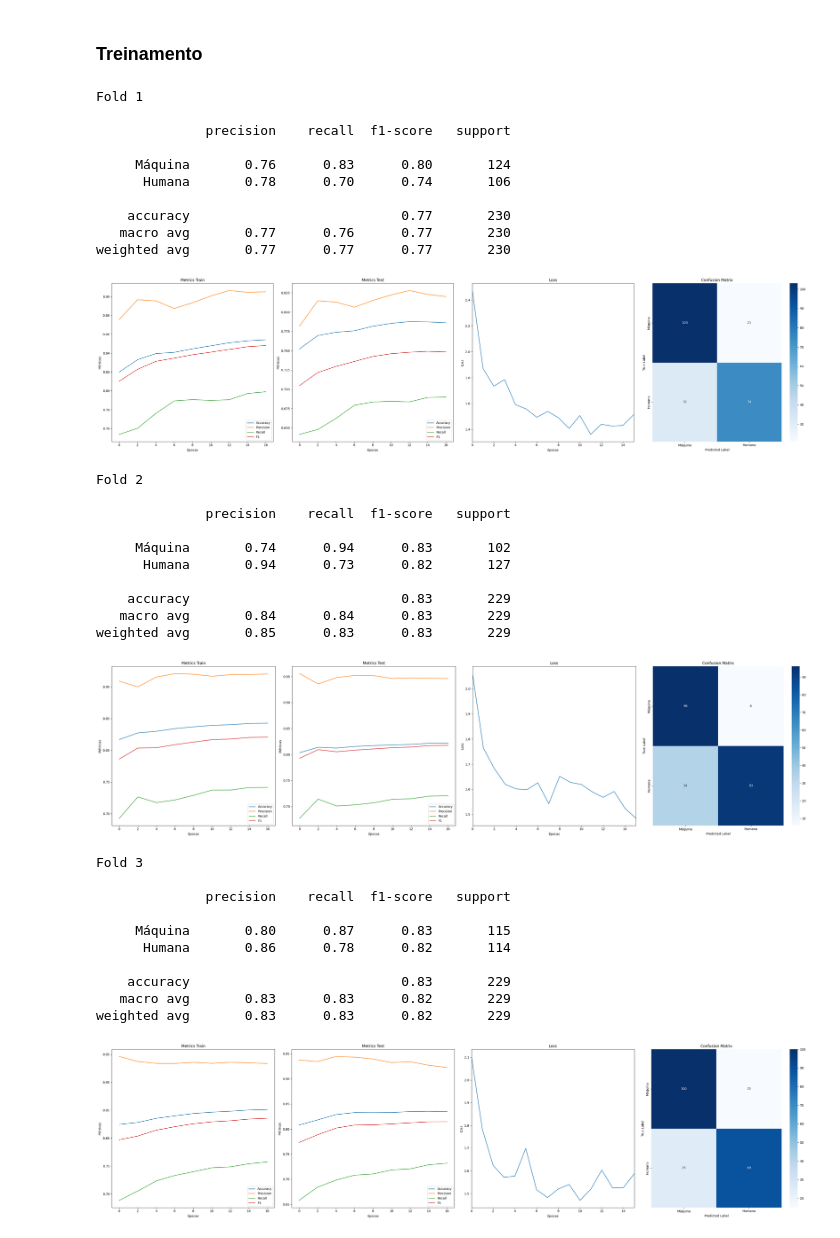
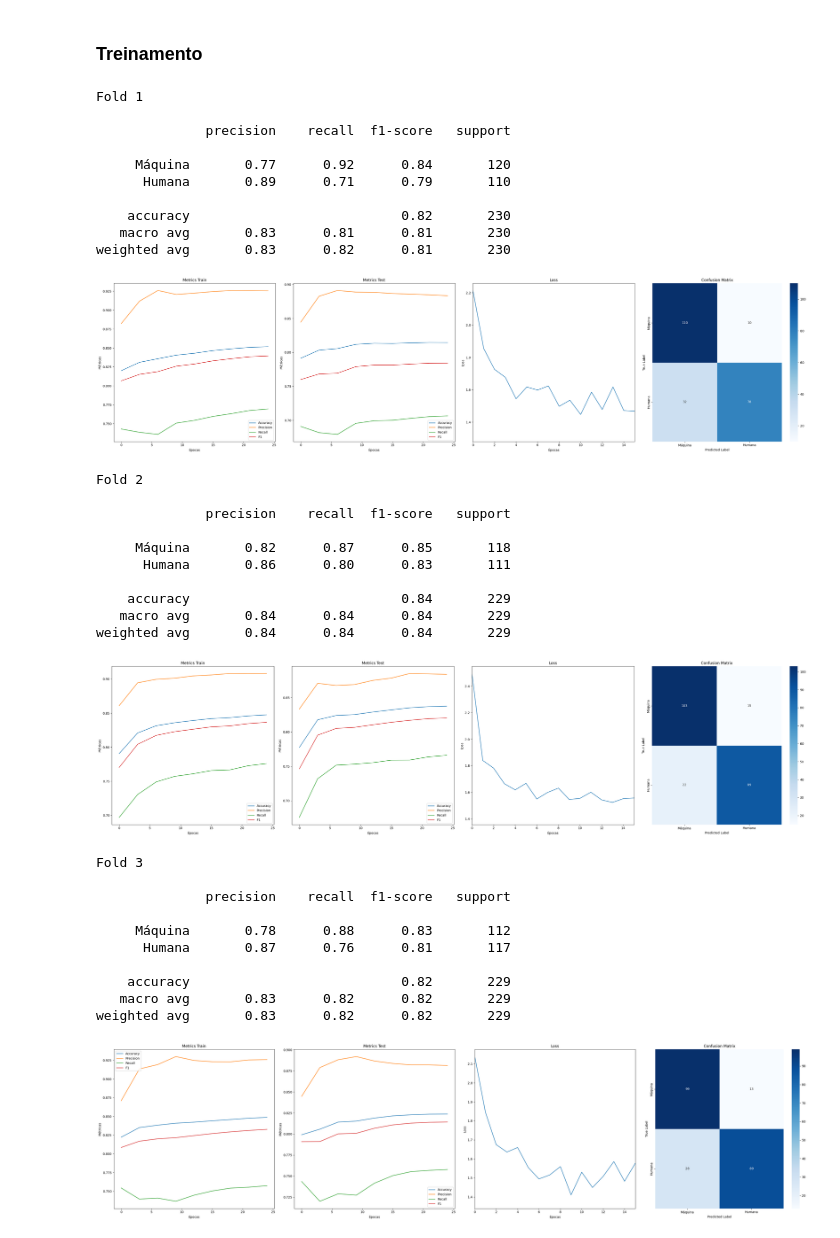
Before and after one commit to luccacb16/neuralflip, a Jupyter notebook: train/train.ipynb, the cells around one changed output. Saved outputs shown, nothing was run; the diff lists cells and outputs as text; code cells hidden in the pictures.

```diff
--- a/train/train.ipynb
+++ b/train/train.ipynb
@@ -30,6 +30,9 @@ NVIDIA GeForce RTX 3050 Laptop GPU
 # %%
 # Carregando os dados
 data = pd.read_csv('features.csv')
+
+# Selecionando as features F1, F7, F8, F9, F11, F12, F15, F16, F17, F19, F20, F22, F24, F25, F26, F27, F28, F29, F30, F32, F33, F34, F35
+data = data[['F1', 'F7', 'F8', 'F9', 'F11', 'F12', 'F15', 'F16', 'F17', 'F19', 'F20', 'F22', 'F24', 'F25', 'F26', 'F27', 'F28', 'F29', 'F30', 'F32', 'F33', 'F34', 'F35', 'Classe']]
 
 # Separando os dados em X e y
 X = data.drop('Classe', axis=1).values
@@ -112,7 +115,7 @@ batch_size = 16
 kf = KFold(n_splits=k, shuffle=True)
 
 for fold, (train_idx, test_idx) in enumerate(kf.split(X)):
-    epochs = 16
+    epochs = 24
 
     losses = []
     results = []
@@ -218,56 +221,56 @@ for fold, (train_idx, test_idx) in enumerate(kf.split(X)):
     # Plotando os 4 gráficos
     metrics_train = plot_metrics(metrics_train, epochs)
     metrics_test = plot_metrics(metrics_test, epochs)
     plot_all(metrics_train, metrics_test, losses, y_test_kfold.cpu().int().numpy(), y_pred_class_kfold, epochs)
 
 average_results = {}
 for key in results[0].keys():
     if isinstance(results[0][key], dict):
         metric_average = {}
         for metric in results[0][key].keys():
             metric_average[metric] = np.mean([fold_result[key][metric] for fold_result in results])
         average_results[key] = metric_average
     else:
         average_results[key] = np.mean([fold_result[key] for fold_result in results])
 
 print()
 print(f'Média das métricas de todos os folds:')
 for key, value in average_results.items():
     print(f"{key}: {value}")
 # %% [output]
 Fold 1
 
               precision    recall  f1-score   support
 
-     Máquina       0.76      0.83      0.80       124
-      Humana       0.78      0.70      0.74       106
+     Máquina       0.77      0.92      0.84       120
+      Humana       0.89      0.71      0.79       110
 
-    accuracy                           0.77       230
-   macro avg       0.77      0.76      0.77       230
-weighted avg       0.77      0.77      0.77       230
+    accuracy                           0.82       230
+   macro avg       0.83      0.81      0.81       230
+weighted avg       0.83      0.82      0.81       230
-[figure, old version]
+[figure, new version]
 Fold 2
 
               precision    recall  f1-score   support
 
-     Máquina       0.74      0.94      0.83       102
-      Humana       0.94      0.73      0.82       127
+     Máquina       0.82      0.87      0.85       118
+      Humana       0.86      0.80      0.83       111
 
-    accuracy                           0.83       229
-   macro avg       0.84      0.84      0.83       229
-weighted avg       0.85      0.83      0.83       229
+    accuracy                           0.84       229
+   macro avg       0.84      0.84      0.84       229
+weighted avg       0.84      0.84      0.84       229
-[figure, old version]
+[figure, new version]
 Fold 3
 
               precision    recall  f1-score   support
 
-     Máquina       0.80      0.87      0.83       115
-      Humana       0.86      0.78      0.82       114
+     Máquina       0.78      0.88      0.83       112
+      Humana       0.87      0.76      0.81       117
 
-    accuracy                           0.83       229
-   macro avg       0.83      0.83      0.82       229
-weighted avg       0.83      0.83      0.82       229
+    accuracy                           0.82       229
+   macro avg       0.83      0.82      0.82       229
+weighted avg       0.83      0.82      0.82       229
-[figure, old version]
+[figure, new version]
 Fold 4
 
               precision    recall  f1-score   support
```
Also changed, not shown: parts of 1 cell of this notebook, 29 other files.
